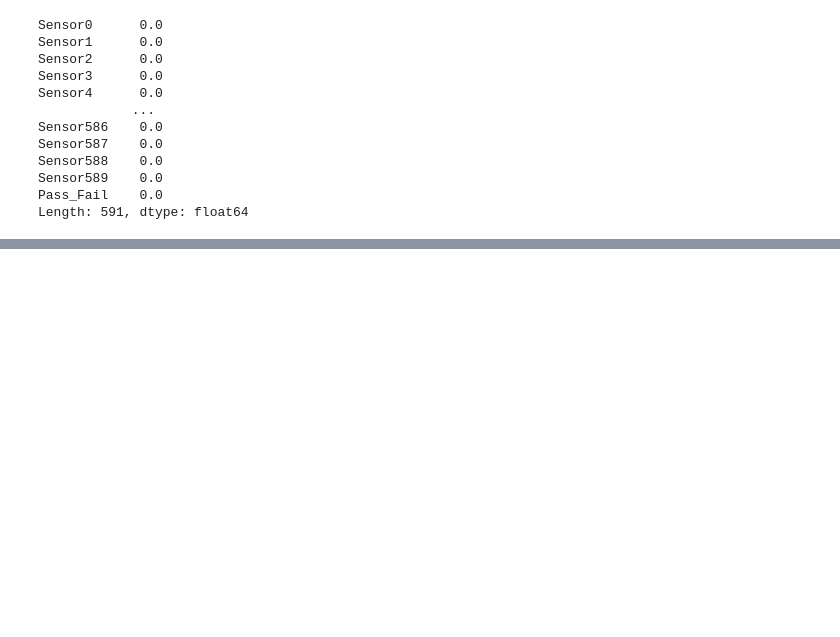
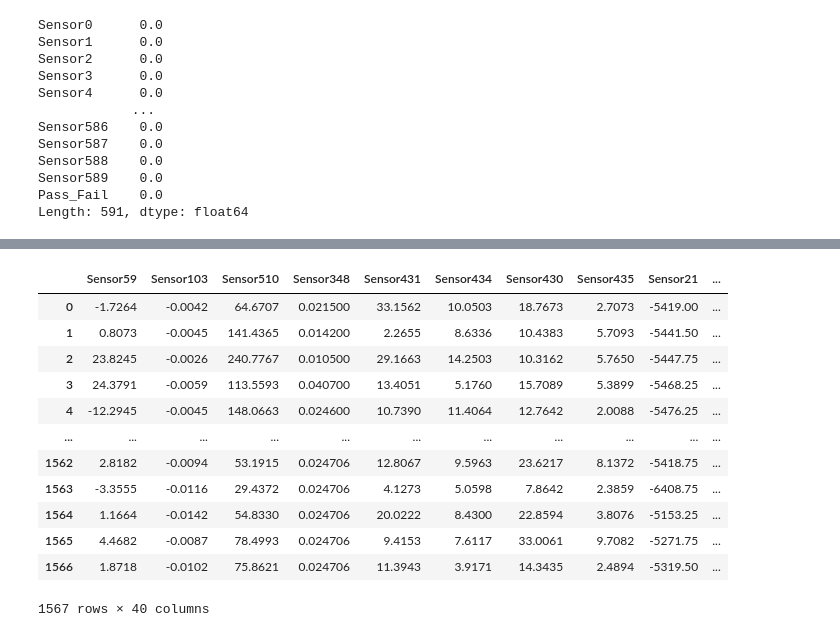
Before and after one commit to skameju/semiconductor, a Jupyter notebook: 캡스톤디자인.ipynb, the cells around one changed output, grey strips where cells are left out. Saved outputs shown, nothing was run; the diff lists cells and outputs as text; code cells hidden in the pictures; blank space fills up the shorter version.

```diff
--- a/캡스톤디자인.ipynb
+++ b/캡스톤디자인.ipynb
@@ -218,5 +200,19 @@ data_Corr_sort[:40].reset_index() # 상위 40개 확인
 # %%
-from sklearn.datasets import load_iris
-from sklearn.tree import DecisionTreeClassifier
-from sklearn.metrics import accuracy_score
-from sklearn.model_selection import train_test_split
+# 데이터에서 상관 계수가 높은 센서 40개 열만 추출하여
+# data 변수에 저장
+df = data[data_Corr_sort['index'].tolist()]
+df
+# %% [output]
+|  | Sensor59 | Sensor103 | Sensor510 | Sensor348 | Sensor431 | Sensor434 | Sensor430 | Sensor435 | Sensor21 | ... |
+| 0 | -1.7264 | -0.0042 | 64.6707 | 0.021500 | 33.1562 | 10.0503 | 18.7673 | 2.7073 | -5419.00 | ... |
+| 1 | 0.8073 | -0.0045 | 141.4365 | 0.014200 | 2.2655 | 8.6336 | 10.4383 | 5.7093 | -5441.50 | ... |
+| 2 | 23.8245 | -0.0026 | 240.7767 | 0.010500 | 29.1663 | 14.2503 | 10.3162 | 5.7650 | -5447.75 | ... |
+| 3 | 24.3791 | -0.0059 | 113.5593 | 0.040700 | 13.4051 | 5.1760 | 15.7089 | 5.3899 | -5468.25 | ... |
+| 4 | -12.2945 | -0.0045 | 148.0663 | 0.024600 | 10.7390 | 11.4064 | 12.7642 | 2.0088 | -5476.25 | ... |
+| ... | ... | ... | ... | ... | ... | ... | ... | ... | ... | ... |
+| 1562 | 2.8182 | -0.0094 | 53.1915 | 0.024706 | 12.8067 | 9.5963 | 23.6217 | 8.1372 | -5418.75 | ... |
+| 1563 | -3.3555 | -0.0116 | 29.4372 | 0.024706 | 4.1273 | 5.0598 | 7.8642 | 2.3859 | -6408.75 | ... |
+| 1564 | 1.1664 | -0.0142 | 54.8330 | 0.024706 | 20.0222 | 8.4300 | 22.8594 | 3.8076 | -5153.25 | ... |
+| 1565 | 4.4682 | -0.0087 | 78.4993 | 0.024706 | 9.4153 | 7.6117 | 33.0061 | 9.7082 | -5271.75 | ... |
+| 1566 | 1.8718 | -0.0102 | 75.8621 | 0.024706 | 11.3943 | 3.9171 | 14.3435 | 2.4894 | -5319.50 | ... |
+1567 rows × 40 columns
```
Also changed, not shown: parts of 13 cells of this notebook.
